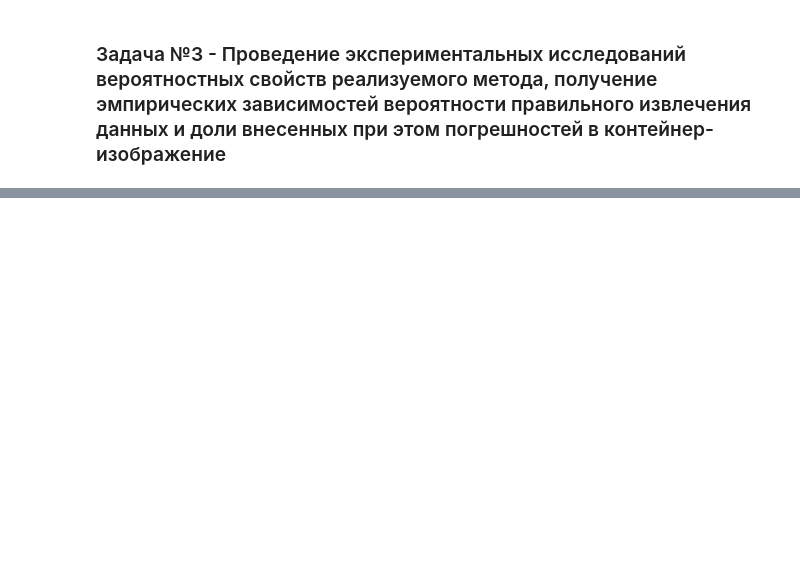
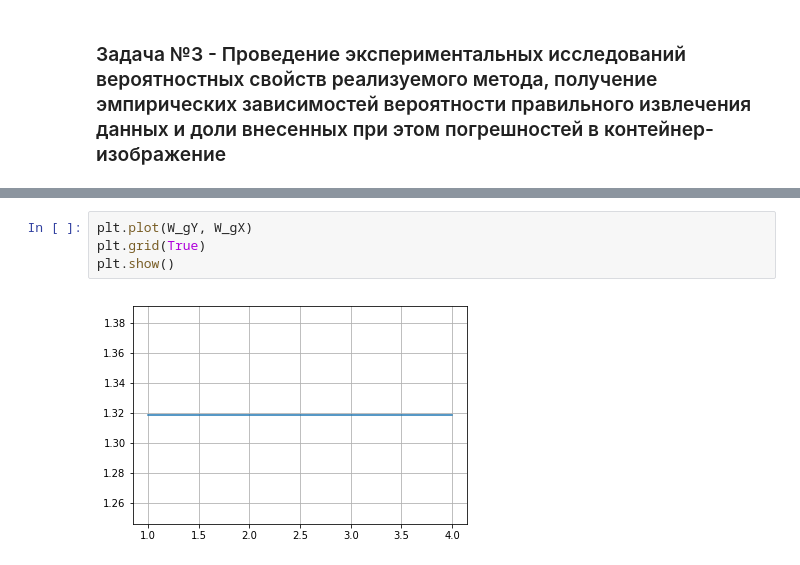
Before and after one commit to maxkrivich/steganography, a Jupyter notebook: lab3/lab3.ipynb, the cells around one changed output, grey strips where cells are left out. Drawn from its saved outputs; the diff is of its cells as text; blank space fills up the shorter version.

```diff
--- a/lab3/lab3.ipynb
+++ b/lab3/lab3.ipynb
@@ -169,0 +275,6 @@ for i in range(1, 9):
+# %%
+plt.plot(W_gY, W_gX)
+plt.grid(True)
+plt.show()
+# %% [output]
+[figure, added]
```
Also changed, not shown: parts of 21 cells of this notebook, 6 other files.
